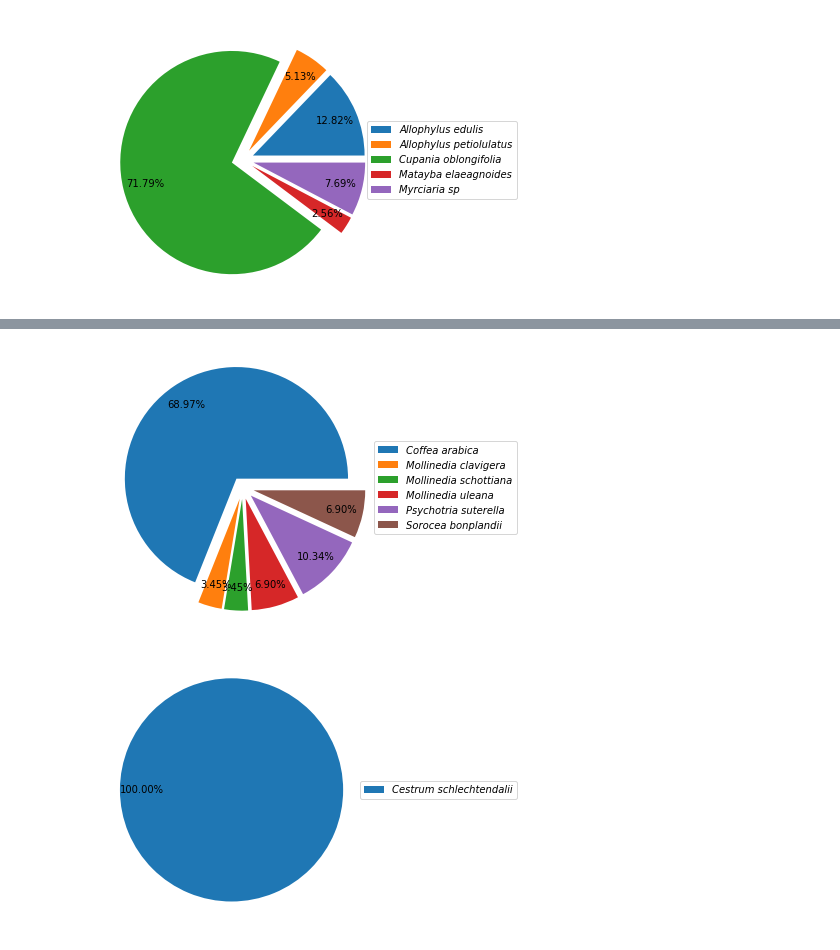
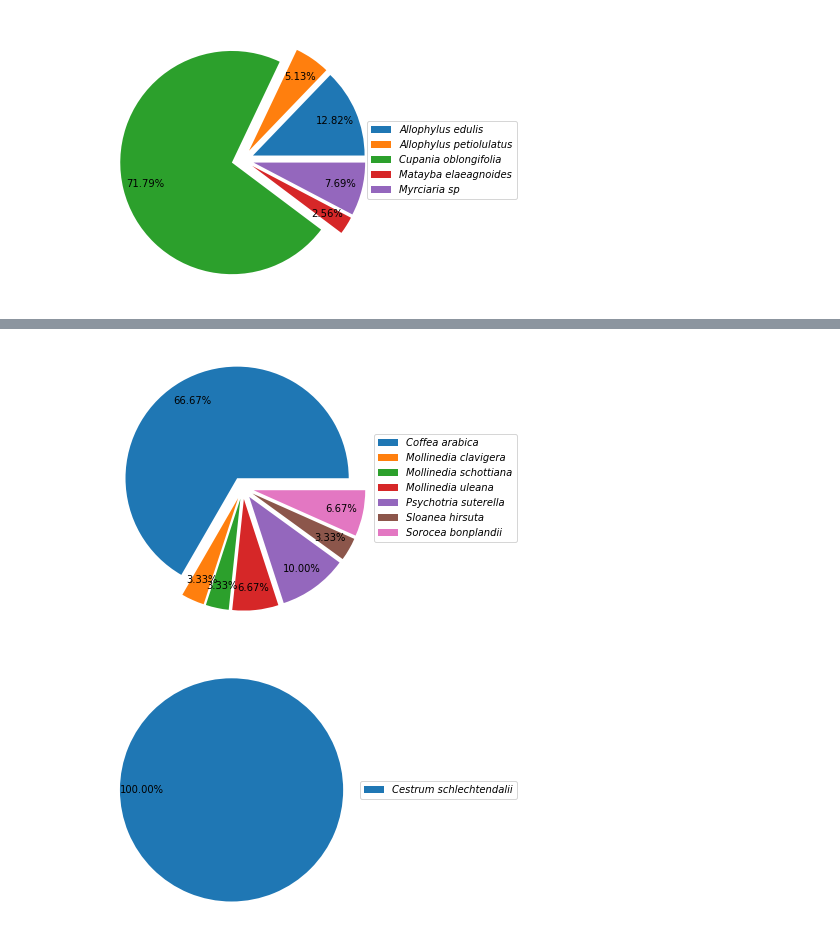
Before and after one commit to taniagmangolini/PalmeiraLequeDaChinaPEC, a Jupyter notebook: analise_palm_6m.ipynb, the cells around one changed output, grey strips where cells are left out. Drawn from its saved outputs; the diff is of its cells as text; code cells hidden in the pictures.

```diff
--- a/analise_palm_6m.ipynb
+++ b/analise_palm_6m.ipynb
@@ -739,18 +753,18 @@ plt.show()
 # %%
 # proporcao de especies por estagio umbrofilo no entorno
 all_entorno_umbrofila = all_entorno_umbrofila.groupby('Espécie', as_index=False)['Número'].count()
 labels = all_entorno_umbrofila['Espécie'].tolist()
 sizes =  all_entorno_umbrofila['Número'].tolist()
 fig, ax = plt.subplots(figsize=(5, 5))
 ax.axis('equal')
-explode = [0.1, 0.1, 0.1, 0.1, 0.1, 0.1]
+explode = [0.1, 0.1, 0.1, 0.1, 0.1, 0.1, 0.1]
 pie = ax.pie(sizes, explode,
              autopct='%1.2f%%', pctdistance =0.80,textprops=dict(color="black"))
 
 plt.legend(pie[0], labels, bbox_to_anchor=(1.5,0.5), loc="right",  prop={ 'style': 'italic'} )
 plt.show()
 # %% [output]
-[figure, old version]
+[figure, new version]
 # %%
 # proporcao de especies por estagio pioneiro no entorno
 all_entorno_pioneira= all_entorno_pioneira.groupby('Espécie', as_index=False)['Número'].count()
```
Also changed, not shown: parts of 8 cells of this notebook, 2 other files.
